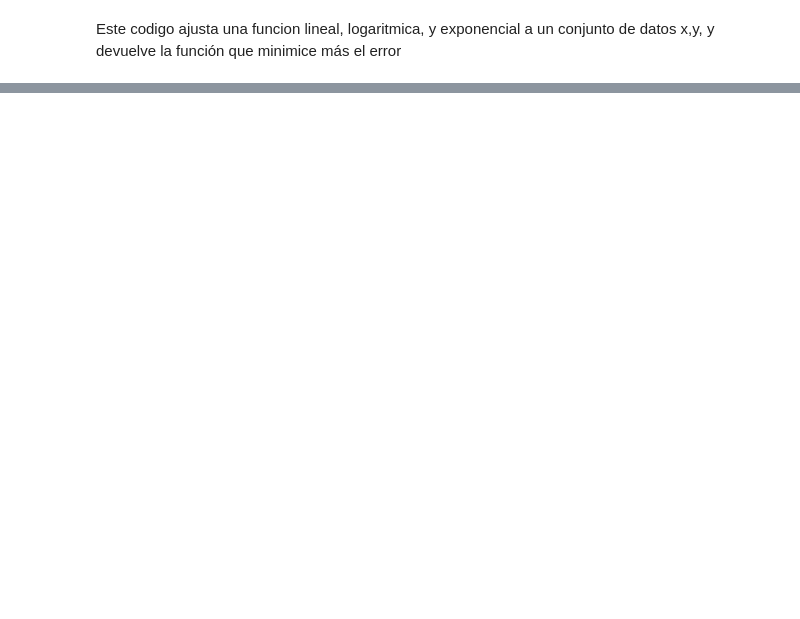
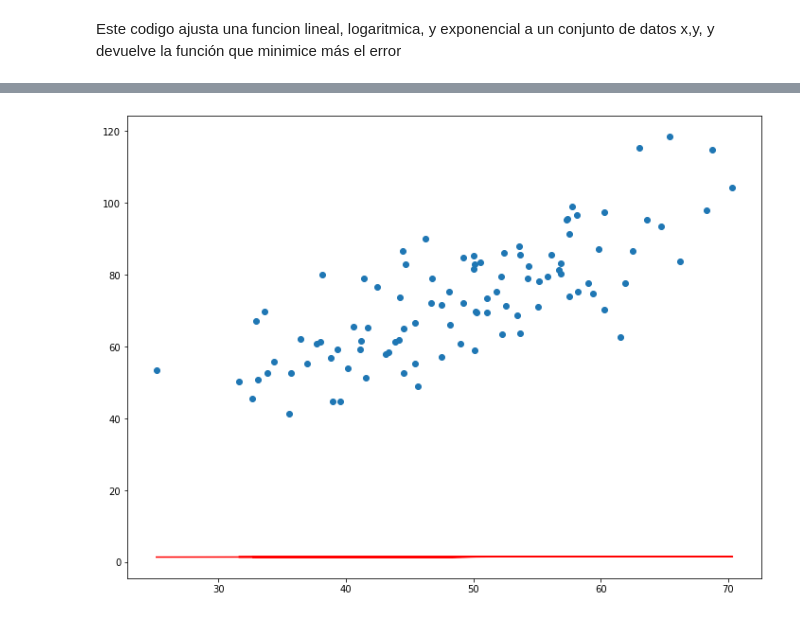
Before and after one commit to RodrigoFmdo/probabilidad, a Jupyter notebook: regresionLineal/regresionlineallogyexp.ipynb, the cells around one changed output, grey strips where cells are left out. Saved outputs shown, nothing was run; the diff lists cells and outputs as text; code cells hidden in the pictures; blank space fills up the shorter version.

```diff
--- a/regresionLineal/regresionlineallogyexp.ipynb
+++ b/regresionLineal/regresionlineallogyexp.ipynb
@@ -59,0 +111,7 @@ plt.show()
+# %%
+plt.rcParams['figure.figsize'] = (12.0, 9.0)
+plt.scatter(xvector,yvector)
+plt.plot(x,yhat3, color='red')
+plt.show()
+# %% [output]
+[figure, added]
```
Also changed, not shown: parts of 5 cells of this notebook, 1 other file.
